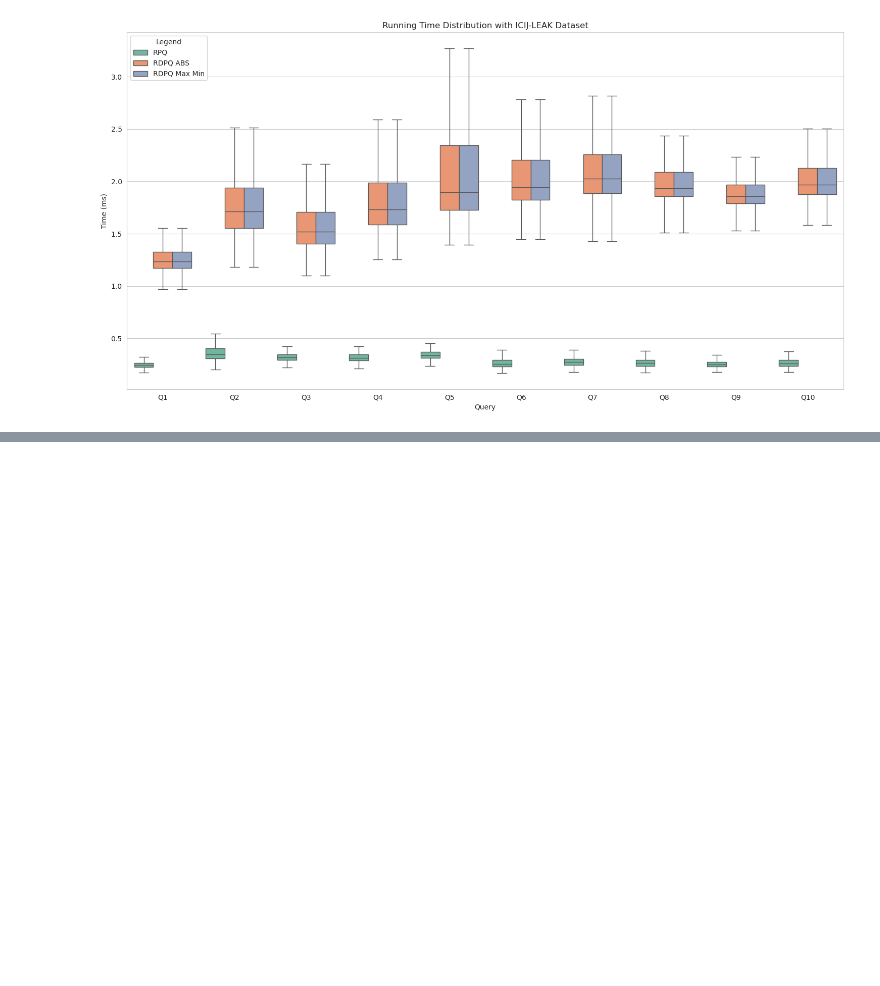
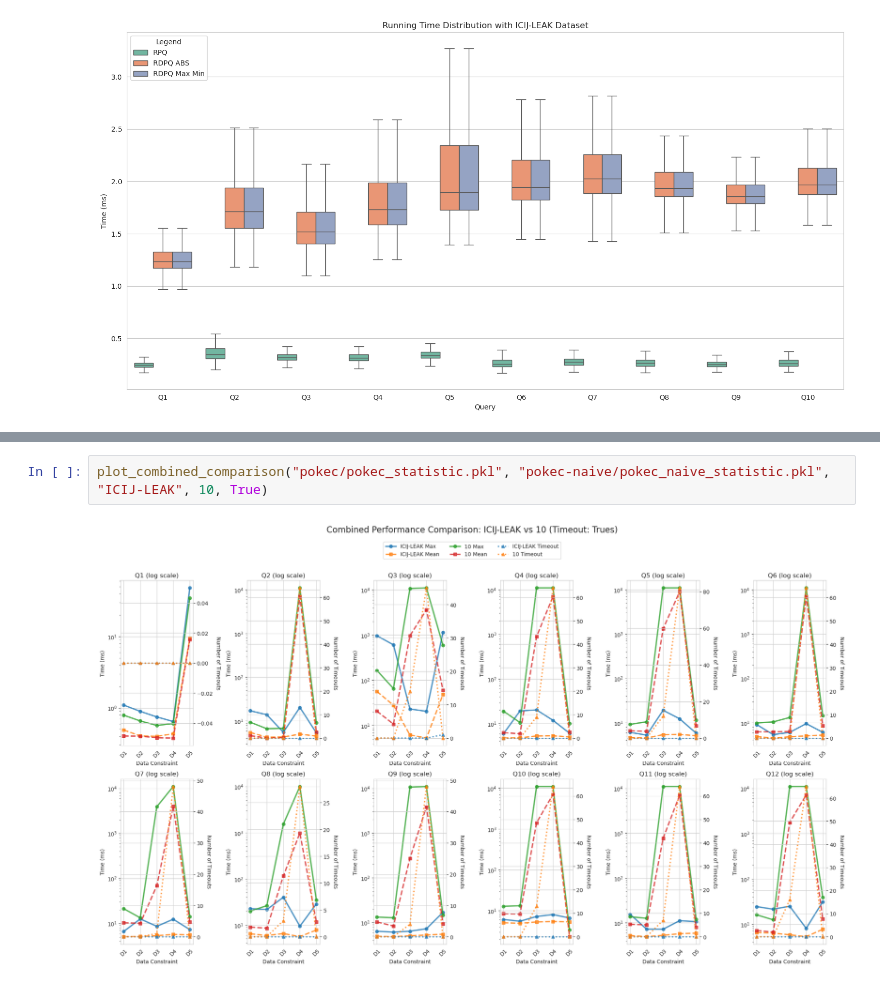
Before and after one commit to Wanshuiquan/MillenniumDB, a Jupyter notebook: evaluation/refine-case-study/case-studies.ipynb, the cells around one changed output, grey strips where cells are left out. Saved outputs shown, nothing was run; the diff lists cells and outputs as text; blank space fills up the shorter version.

```diff
--- a/evaluation/refine-case-study/case-studies.ipynb
+++ b/evaluation/refine-case-study/case-studies.ipynb
@@ -86,3 +454,7 @@ RDPQ Q125 query, the max time difference is -30893.700 ms, the average time diff
+# %%
+plot_combined_comparison("pokec/pokec_statistic.pkl", "pokec-naive/pokec_naive_statistic.pkl", "ICIJ-LEAK", 10, True)
+# %% [output]
+[figure, added]
 # %%
 import pickle
 import numpy
```
Also changed, not shown: parts of 5 cells of this notebook, 6 other files.
